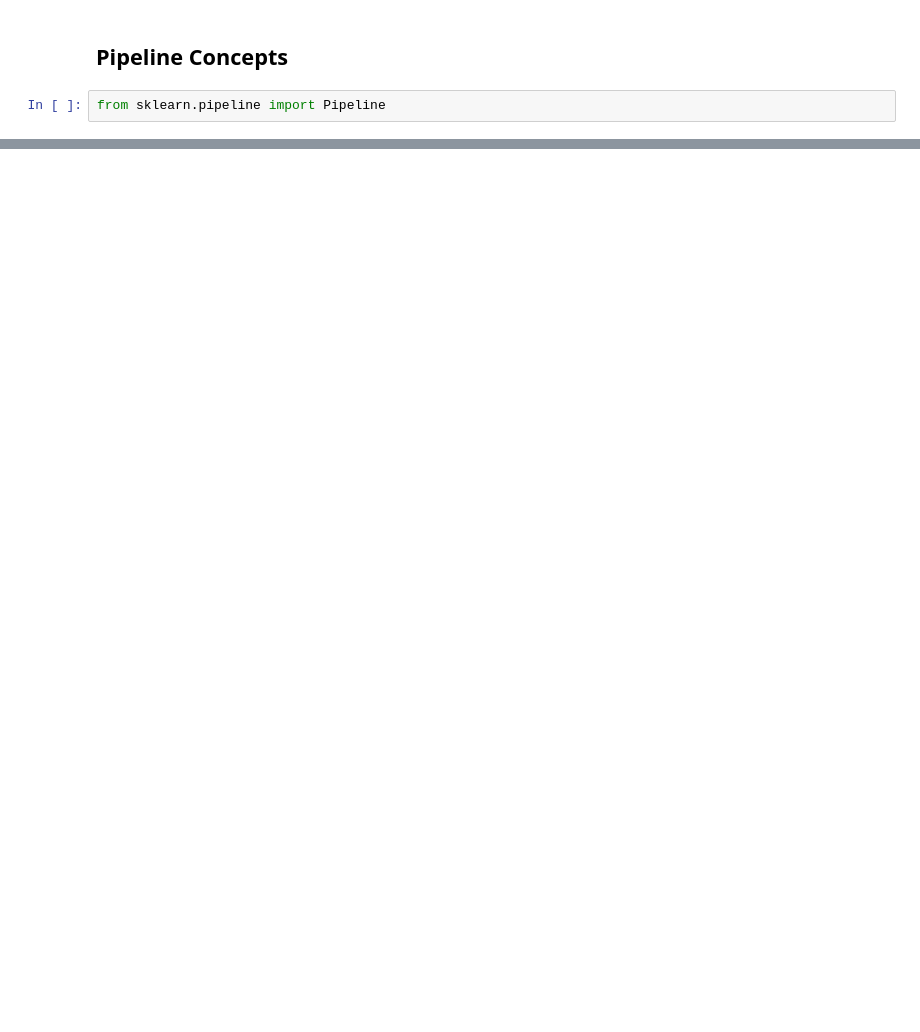
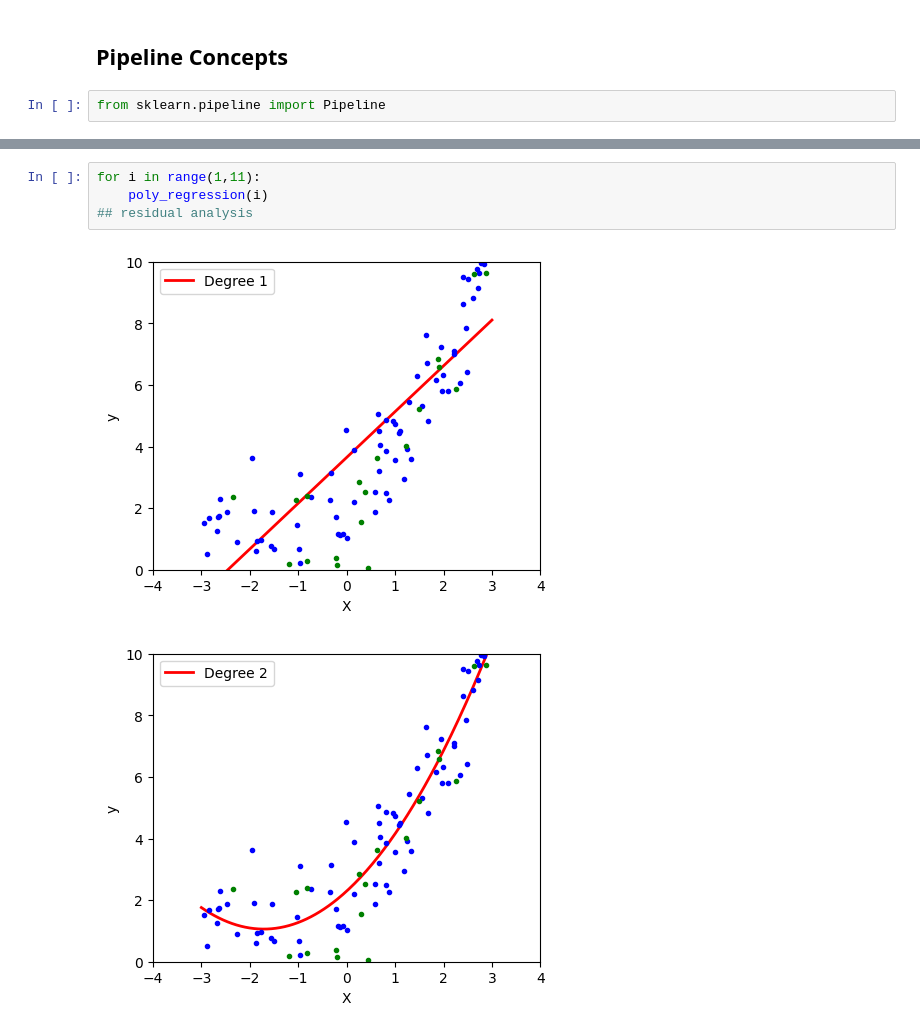
Before and after one commit to saromaddy/DS, a Jupyter notebook: Polynomial+Regression+Implementation.ipynb, the cells around one changed output, grey strips where cells are left out. Drawn from its saved outputs; the diff is of its cells as text; blank space fills up the shorter version.

```diff
--- a/Polynomial+Regression+Implementation.ipynb
+++ b/Polynomial+Regression+Implementation.ipynb
@@ -215,0 +216,7 @@ poly_regression(6)
+# %%
+for i in range(1,11):
+    poly_regression(i)
+## residual analysis
+# %% [output]
+[figure, added]
+[figure, added]
```
Also changed, not shown: parts of 12 cells of this notebook.
